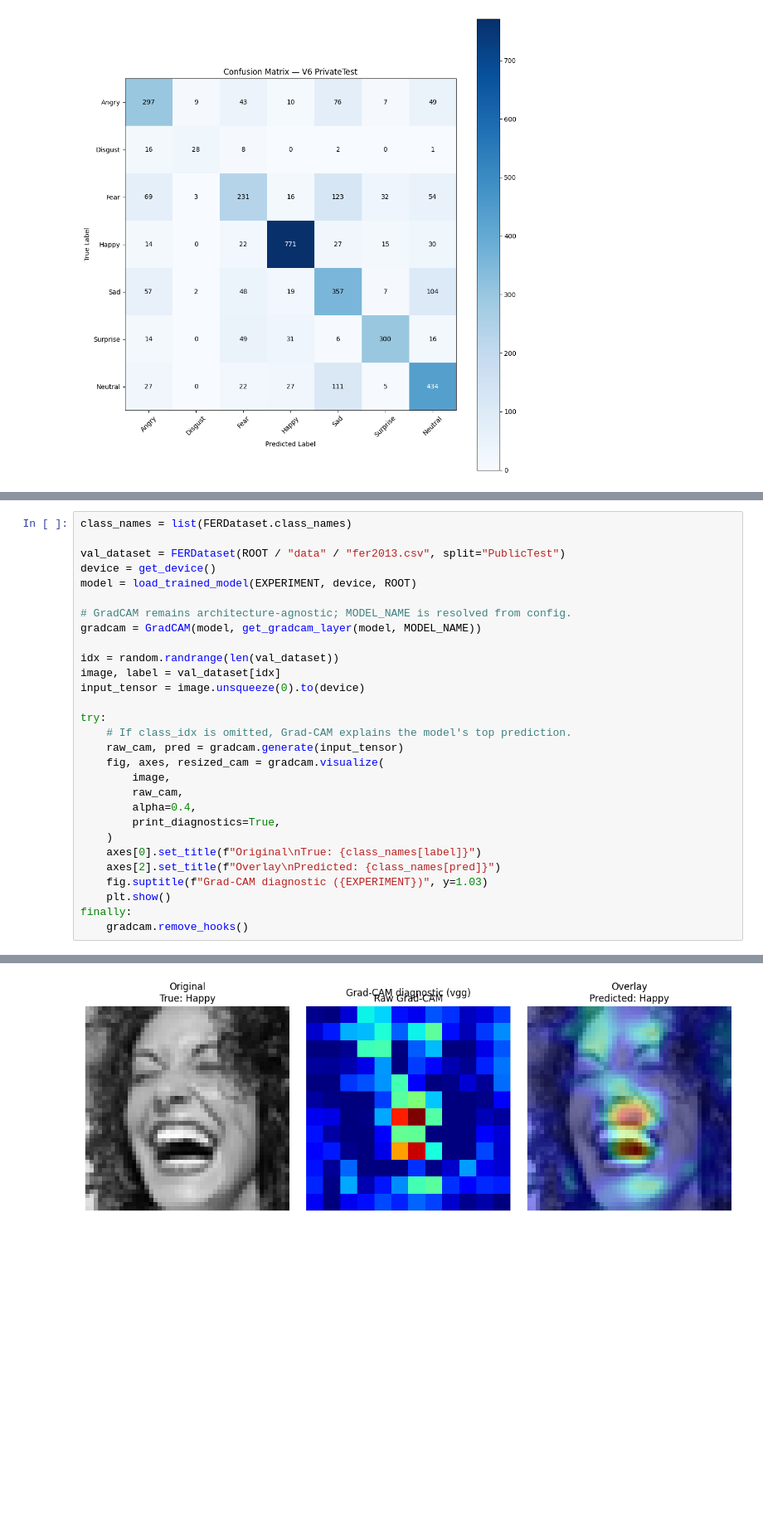
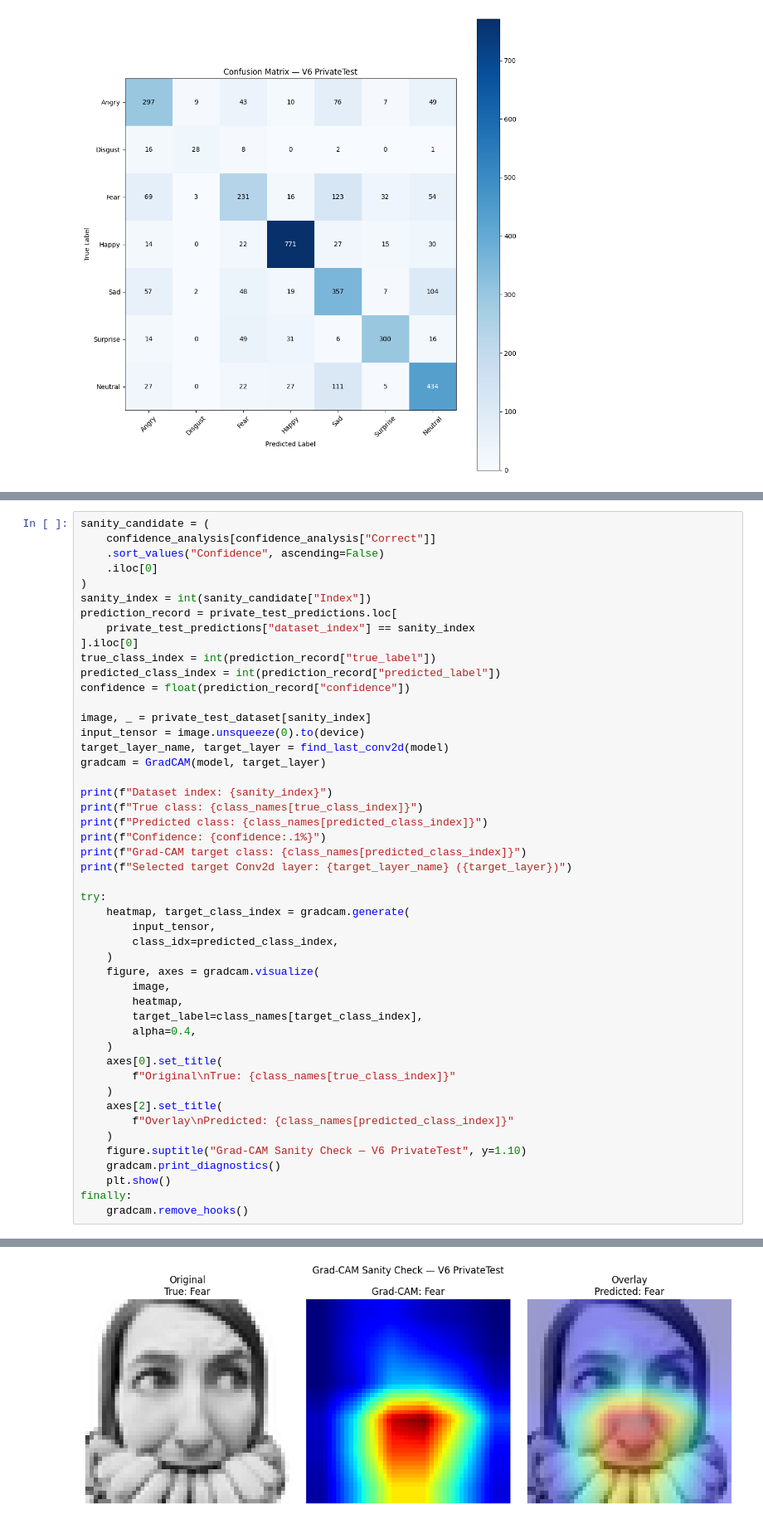
Before and after one commit to qingya012/cnn-emotion-gradcam, a Jupyter notebook: notebooks/explore.ipynb, the cells around one changed output, grey strips where cells are left out. Shown at 83% size. Cells and saved outputs as stored; diff of their text form; blank space fills up the shorter version.

Commit message:
Add Confusion-pair analysis and update Grad-CAM

```diff
--- a/notebooks/explore.ipynb
+++ b/notebooks/explore.ipynb
@@ -532,29 +869,48 @@ from gradcam import GradCAM
 # %%
-class_names = list(FERDataset.class_names)
+sanity_candidate = (
+    confidence_analysis[confidence_analysis["Correct"]]
+    .sort_values("Confidence", ascending=False)
+    .iloc[0]
+)
+sanity_index = int(sanity_candidate["Index"])
+prediction_record = private_test_predictions.loc[
+    private_test_predictions["dataset_index"] == sanity_index
+].iloc[0]
+true_class_index = int(prediction_record["true_label"])
+predicted_class_index = int(prediction_record["predicted_label"])
+confidence = float(prediction_record["confidence"])
 
-val_dataset = FERDataset(ROOT / "data" / "fer2013.csv", split="PublicTest")
-device = get_device()
-model = load_trained_model(EXPERIMENT, device, ROOT)
+image, _ = private_test_dataset[sanity_index]
+input_tensor = image.unsqueeze(0).to(device)
+target_layer_name, target_layer = find_last_conv2d(model)
+gradcam = GradCAM(model, target_layer)
 
-# GradCAM remains architecture-agnostic; MODEL_NAME is resolved from config.
-gradcam = GradCAM(model, get_gradcam_layer(model, MODEL_NAME))
-
-idx = random.randrange(len(val_dataset))
-image, label = val_dataset[idx]
-input_tensor = image.unsqueeze(0).to(device)
+print(f"Dataset index: {sanity_index}")
+print(f"True class: {class_names[true_class_index]}")
+print(f"Predicted class: {class_names[predicted_class_index]}")
+print(f"Confidence: {confidence:.1%}")
+print(f"Grad-CAM target class: {class_names[predicted_class_index]}")
+print(f"Selected target Conv2d layer: {target_layer_name} ({target_layer})")
 
 try:
-    # If class_idx is omitted, Grad-CAM explains the model's top prediction.
-    raw_cam, pred = gradcam.generate(input_tensor)
-    fig, axes, resized_cam = gradcam.visualize(
+    heatmap, target_class_index = gradcam.generate(
+        input_tensor,
+        class_idx=predicted_class_index,
+    )
+    figure, axes = gradcam.visualize(
         image,
-        raw_cam,
+        heatmap,
+        target_label=class_names[target_class_index],
         alpha=0.4,
-        print_diagnostics=True,
     )
-    axes[0].set_title(f"Original\nTrue: {class_names[label]}")
-    axes[2].set_title(f"Overlay\nPredicted: {class_names[pred]}")
-    fig.suptitle(f"Grad-CAM diagnostic ({EXPERIMENT})", y=1.03)
+    axes[0].set_title(
+        f"Original\nTrue: {class_names[true_class_index]}"
+    )
+    axes[2].set_title(
+        f"Overlay\nPredicted: {class_names[predicted_class_index]}"
+    )
+    figure.suptitle("Grad-CAM Sanity Check — V6 PrivateTest", y=1.10)
+    gradcam.print_diagnostics()
     plt.show()
 finally:
     gradcam.remove_hooks()
@@ -567 +931 @@ Resized CAM shape: (48, 48)
-[figure, old version]
+[figure, new version]
```
Also changed, not shown: parts of 27 cells of this notebook, 1 other file.
